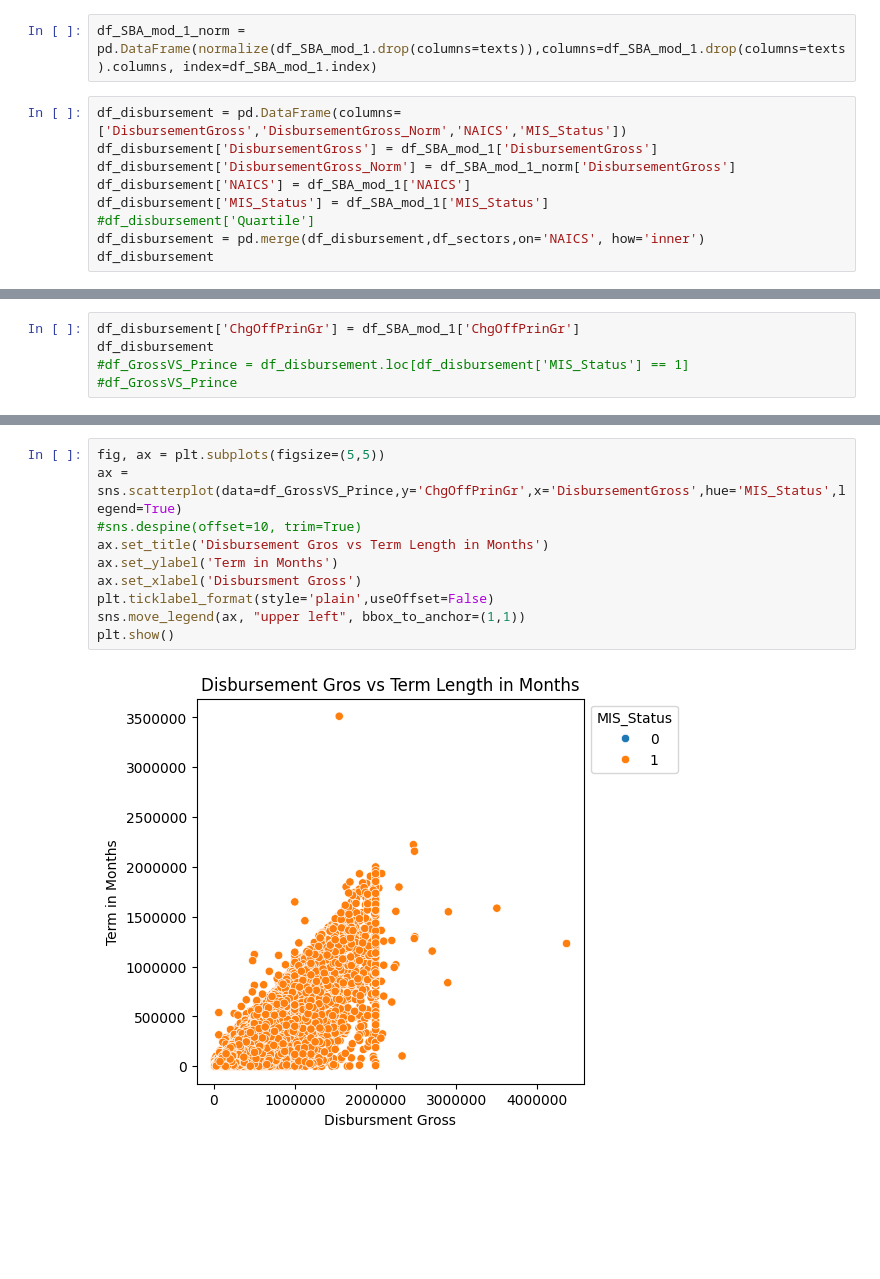
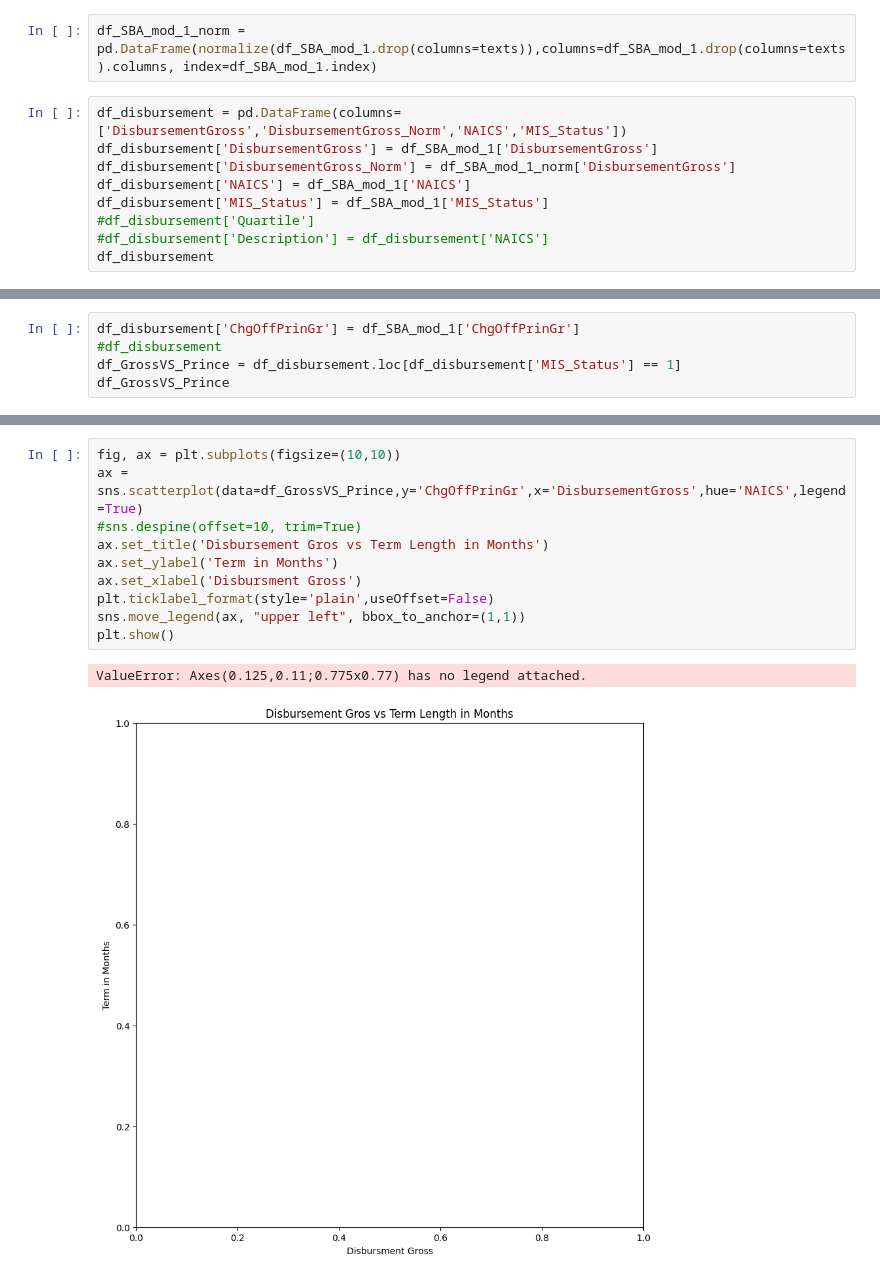
Before and after one commit to wolfesamk/2023-BA-Conmpetition, a Jupyter notebook: Main/MSBA 207 SBA Case - Contest.ipynb, the cells around one changed output, grey strips where cells are left out. Drawn from its saved outputs; the diff is of its cells as text; blank space fills up the shorter version.

```diff
--- a/Main/MSBA 207 SBA Case - Contest.ipynb
+++ b/Main/MSBA 207 SBA Case - Contest.ipynb
@@ -512,6 +512,6 @@ df_disbursement['DisbursementGross_Norm'] = df_SBA_mod_1_norm['DisbursementGross
 df_disbursement['NAICS'] = df_SBA_mod_1['NAICS']
 df_disbursement['MIS_Status'] = df_SBA_mod_1['MIS_Status']
 #df_disbursement['Quartile']
-df_disbursement = pd.merge(df_disbursement,df_sectors,on='NAICS', how='inner')
+#df_disbursement['Description'] = df_disbursement['NAICS']
 df_disbursement
 # %% [output]
@@ -542,7 +559,7 @@ plt.show()
 # %%
 df_disbursement['ChgOffPrinGr'] = df_SBA_mod_1['ChgOffPrinGr']
-df_disbursement
-#df_GrossVS_Prince = df_disbursement.loc[df_disbursement['MIS_Status'] == 1]
-#df_GrossVS_Prince
+#df_disbursement
+df_GrossVS_Prince = df_disbursement.loc[df_disbursement['MIS_Status'] == 1]
+df_GrossVS_Prince
 # %% [output]
 |  | DisbursementGross | DisbursementGross_Norm | NAICS | MIS_Status | Description | ChgOffPrinGr |
@@ -561,12 +578,13 @@ df_disbursement
 # %%
-fig, ax = plt.subplots(figsize=(5,5))
-ax = sns.scatterplot(data=df_GrossVS_Prince,y='ChgOffPrinGr',x='DisbursementGross',hue='MIS_Status',legend=True)
+fig, ax = plt.subplots(figsize=(10,10))
+ax = sns.scatterplot(data=df_GrossVS_Prince,y='ChgOffPrinGr',x='DisbursementGross',hue='NAICS',legend=True)
 #sns.despine(offset=10, trim=True)
 ax.set_title('Disbursement Gros vs Term Length in Months')
 ax.set_ylabel('Term in Months')
 ax.set_xlabel('Disbursment Gross')
 plt.ticklabel_format(style='plain',useOffset=False)
 sns.move_legend(ax, "upper left", bbox_to_anchor=(1,1))
 plt.show()
 # %% [output]
+ValueError: Axes(0.125,0.11;0.775x0.77) has no legend attached.
-[figure, old version]
+[figure, new version]
```
Also changed, not shown: parts of 8 cells of this notebook, 1 other file.
